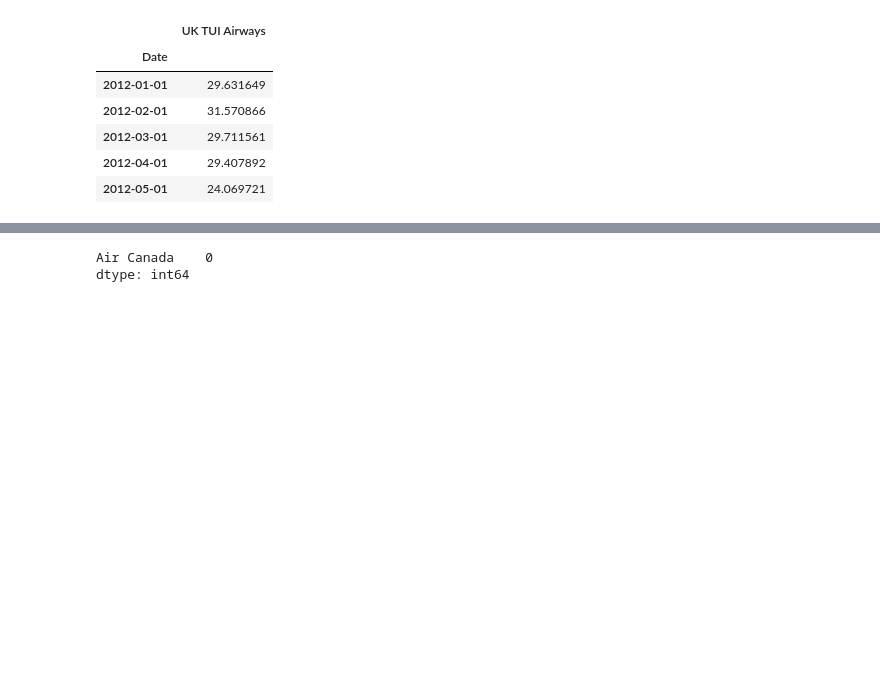
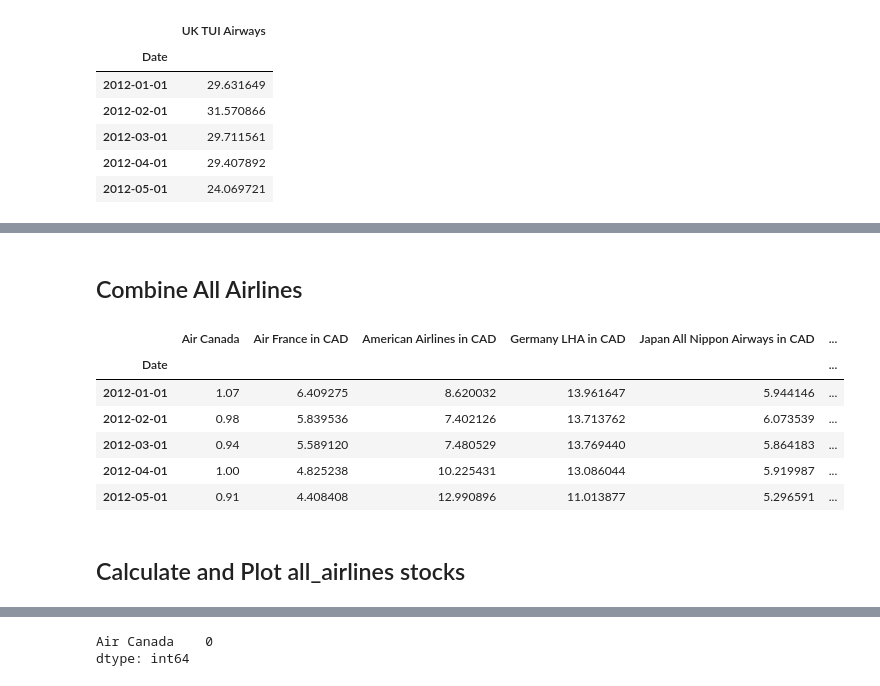
Before and after one commit to Emmalu868/Group-3-Project, a Jupyter notebook: Airline Data/Airline.ipynb, the cells around one changed output, grey strips where cells are left out. Drawn from its saved outputs; the diff is of its cells as text; code cells hidden in the pictures; blank space fills up the shorter version.

```diff
--- a/Airline Data/Airline.ipynb
+++ b/Airline Data/Airline.ipynb
@@ -133,0 +286,22 @@ display(uk_tui_airways_df.head())
+# %% [markdown]
+## Combine All Airlines
+# %%
+# Join 6 Airlines stocks into a single DataFrame with columns for each airline's close price.
+df_monthly = pd.concat([air_canada_df,
+                        air_france_df,
+                        american_airlines_df,
+                        germany_lha_df,
+                        japan_all_nippon_airways_df,
+                        uk_tui_airways_df],
+                         axis="columns",join="inner")
+df_monthly.head()
+# %% [output]
+|  | Air Canada | Air France in CAD | American Airlines in CAD | Germany LHA in CAD | Japan All Nippon Airways in CAD | ... |
+| Date |  |  |  |  |  | ... |
+| 2012-01-01 | 1.07 | 6.409275 | 8.620032 | 13.961647 | 5.944146 | ... |
+| 2012-02-01 | 0.98 | 5.839536 | 7.402126 | 13.713762 | 6.073539 | ... |
+| 2012-03-01 | 0.94 | 5.589120 | 7.480529 | 13.769440 | 5.864183 | ... |
+| 2012-04-01 | 1.00 | 4.825238 | 10.225431 | 13.086044 | 5.919987 | ... |
+| 2012-05-01 | 0.91 | 4.408408 | 12.990896 | 11.013877 | 5.296591 | ... |
+# %% [markdown]
+## Calculate and Plot all_airlines stocks
```
Also changed, not shown: parts of 21 cells of this notebook.
